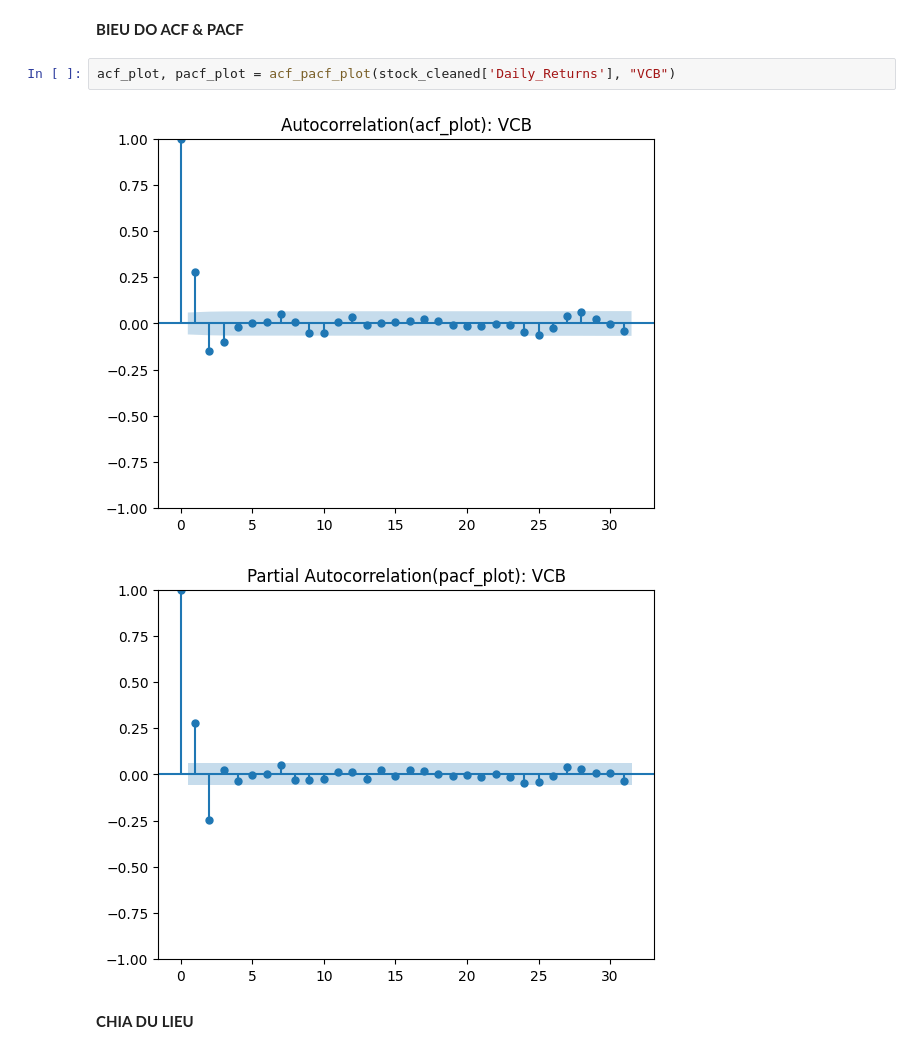
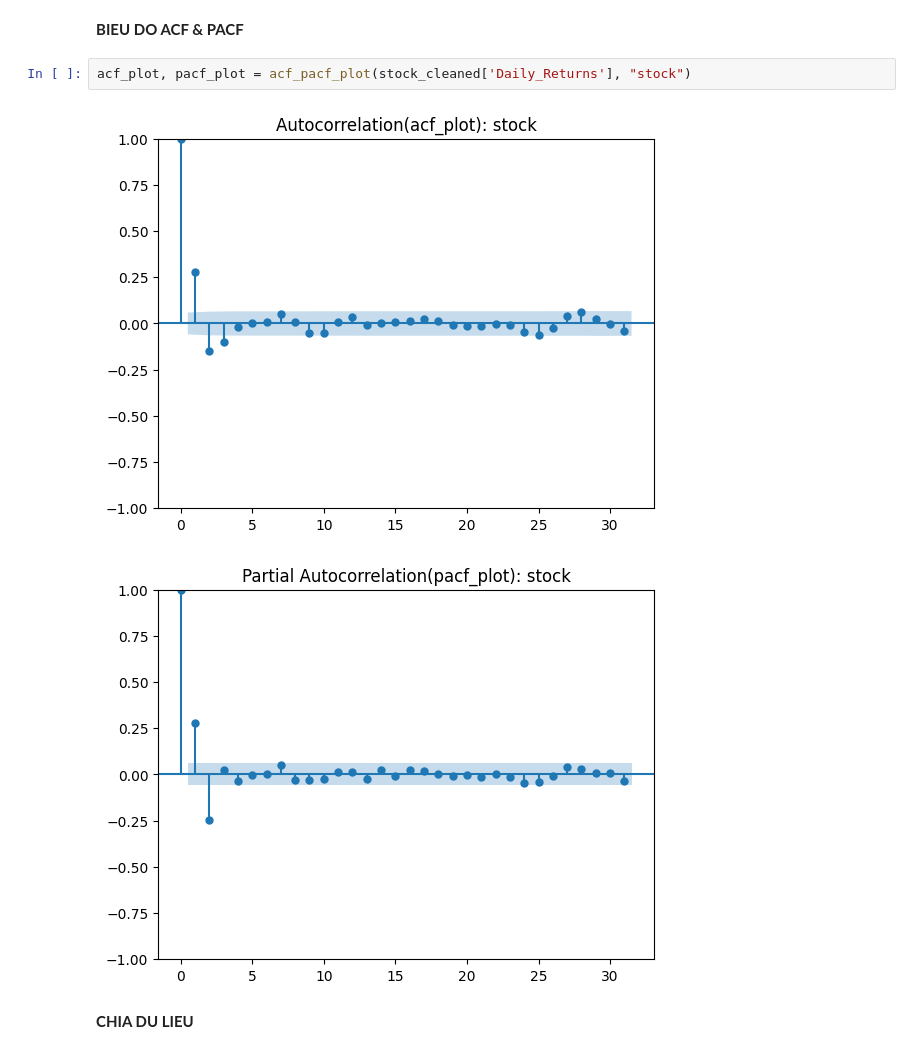
Before and after one commit to Toricat/Predicting_Vietnamese_Stock, a Jupyter notebook: arima/model.ipynb, the cells around one changed output. Cells and saved outputs as stored; diff of their text form.

```diff
--- a/arima/model.ipynb
+++ b/arima/model.ipynb
@@ -247,10 +248,10 @@ dtype: float64
 # %% [markdown]
 **BIEU DO ACF & PACF**
 # %%
-acf_plot, pacf_plot = acf_pacf_plot(stock_cleaned['Daily_Returns'], "VCB")
+acf_plot, pacf_plot = acf_pacf_plot(stock_cleaned['Daily_Returns'], "stock")
 # %% [output]
-[figure, old version]
+[figure, new version]
-[figure, old version]
+[figure, new version]
 # %% [markdown]
 **CHIA DU LIEU**
 # %%
```
Also changed, not shown: parts of 14 cells of this notebook, 8 other files.
